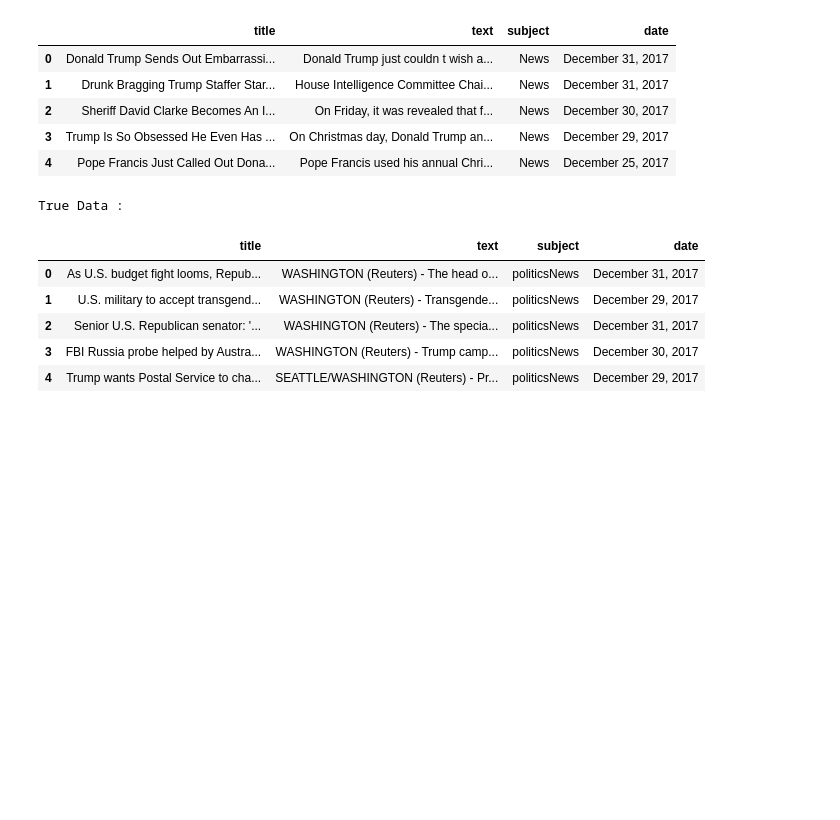
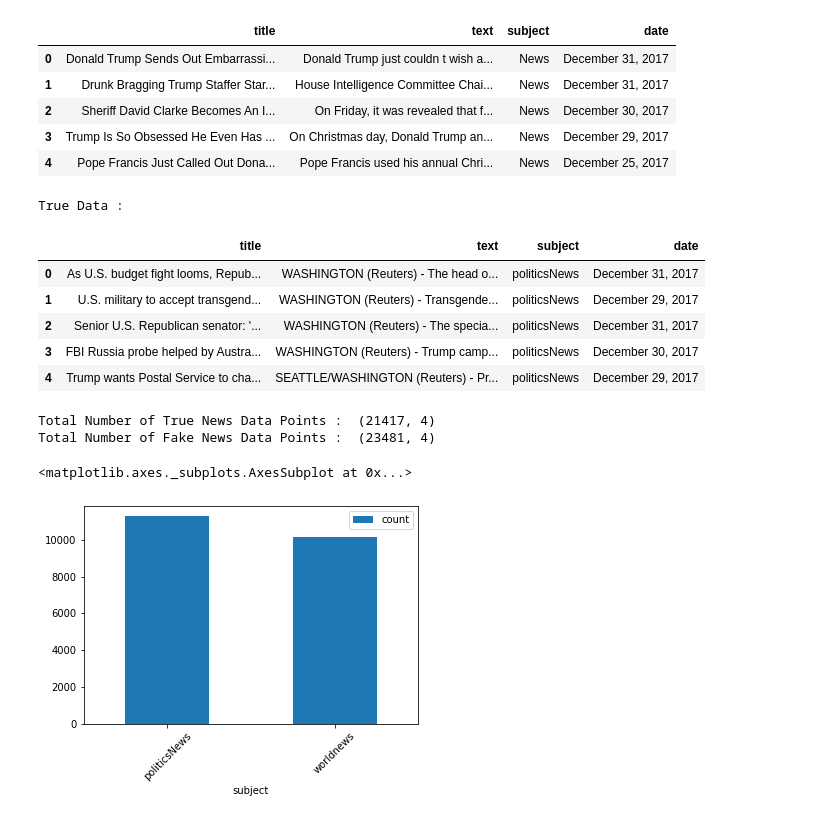
Before and after one commit to suvigyajain0101/Kaggle, a Jupyter notebook: FakeNewsPrediction/EDA.ipynb, the cells around one changed output. Saved outputs shown, nothing was run; the diff lists cells and outputs as text; code cells hidden in the pictures; blank space fills up the shorter version.

```diff
--- a/FakeNewsPrediction/EDA.ipynb
+++ b/FakeNewsPrediction/EDA.ipynb
@@ -67,3 +67,17 @@ True Data :
 | 2 | Senior U.S. Republican senator: '... | WASHINGTON (Reuters) - The specia... | politicsNews | December 31, 2017 |
 | 3 | FBI Russia probe helped by Austra... | WASHINGTON (Reuters) - Trump camp... | politicsNews | December 30, 2017 |
 | 4 | Trump wants Postal Service to cha... | SEATTLE/WASHINGTON (Reuters) - Pr... | politicsNews | December 29, 2017 |
+# %%
+# Control Volume
+print("Total Number of True News Data Points : ", true_data.shape)
+print("Total Number of Fake News Data Points : ", fake_data.shape)
+# %% [output]
+Total Number of True News Data Points :  (21417, 4)
+Total Number of Fake News Data Points :  (23481, 4)
+# %%
+# Data points vs Subject
+
+true_data.groupby('subject').size().reset_index(name = 'count').plot.bar(x='subject', y='count', rot = 45)
+# %% [output]
+<matplotlib.axes._subplots.AxesSubplot at 0x...>
+[figure, added]
```
Also changed, not shown: parts of 4 cells of this notebook.
